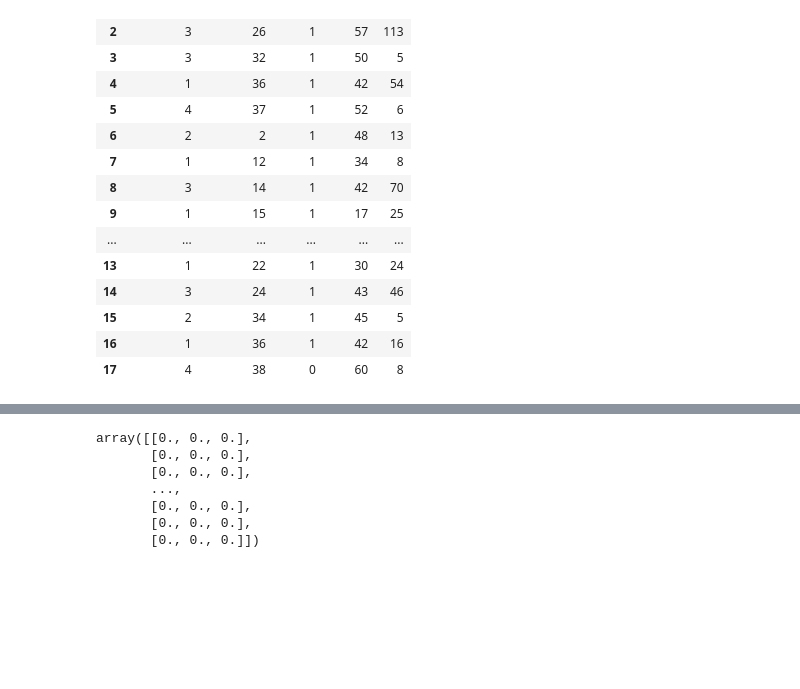
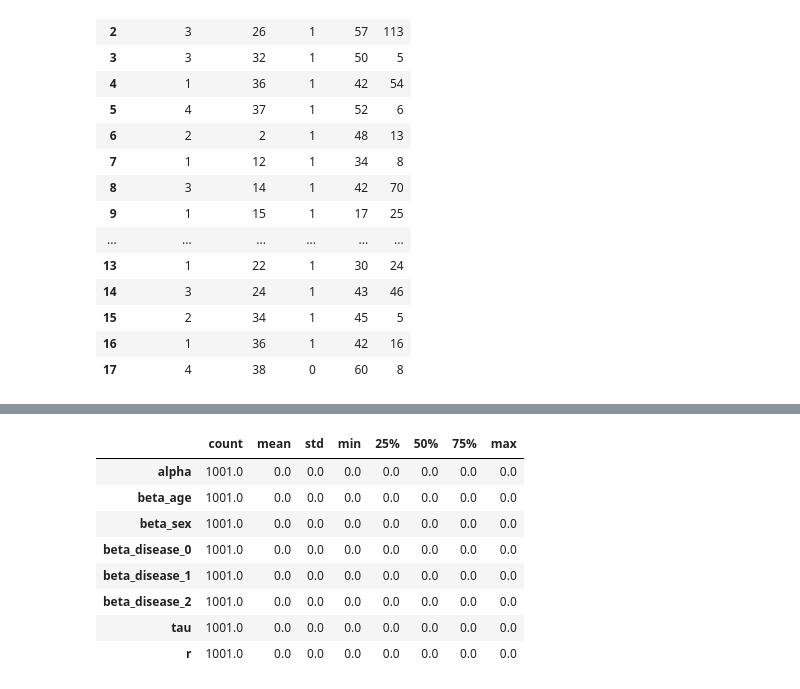
Before and after one commit to sarramars/Bayes-kidneys, a Jupyter notebook: notebook.ipynb, the cells around one changed output, grey strips where cells are left out. Saved outputs shown, nothing was run; the diff lists cells and outputs as text; code cells hidden in the pictures; blank space fills up the shorter version.

```diff
--- a/notebook.ipynb
+++ b/notebook.ipynb
@@ -209,13 +209,37 @@ def gibbs_sampler(data, n_iter):
     return chaine
 n_iter = 1000
 chaine = gibbs_sampler((N_uc, N_rc, t_uc, t_rc, age_uc, age_rc, sex_uc, sex_rc, disease_uc, disease_rc), n_iter)
-# %%
-chaine["beta_disease"]
-# %% [output]
-array([[0., 0., 0.],
-       [0., 0., 0.],
-       [0., 0., 0.],
-       ...,
-       [0., 0., 0.],
-       [0., 0., 0.],
-       [0., 0., 0.]])
+# %%
+beta_disease_0 = chaine["beta_disease"][:, 0]
+beta_disease_1 = chaine["beta_disease"][:, 1]
+beta_disease_2 = chaine["beta_disease"][:, 2]
+alpha = chaine["alpha"]
+beta_age = chaine["beta_age"]
+beta_sex = chaine["beta_sex"]
+tau = chaine["tau"]
+b = chaine["b"]
+r = chaine["r"]
+# %%
+results = pd.DataFrame({
+    "alpha":alpha,
+    "beta_age":beta_age,
+    "beta_sex":beta_sex,
+    "beta_disease_0":beta_disease_0,
+    "beta_disease_1":beta_disease_1,
+    "beta_disease_2":beta_disease_2,
+    "tau":tau,
+    "r":r
+})
+
+df = results.describe().T
+df
+# %% [output]
+|  | count | mean | std | min | 25% | 50% | 75% | max |
+| alpha | 1001.0 | 0.0 | 0.0 | 0.0 | 0.0 | 0.0 | 0.0 | 0.0 |
+| beta_age | 1001.0 | 0.0 | 0.0 | 0.0 | 0.0 | 0.0 | 0.0 | 0.0 |
+| beta_sex | 1001.0 | 0.0 | 0.0 | 0.0 | 0.0 | 0.0 | 0.0 | 0.0 |
+| beta_disease_0 | 1001.0 | 0.0 | 0.0 | 0.0 | 0.0 | 0.0 | 0.0 | 0.0 |
+| beta_disease_1 | 1001.0 | 0.0 | 0.0 | 0.0 | 0.0 | 0.0 | 0.0 | 0.0 |
+| beta_disease_2 | 1001.0 | 0.0 | 0.0 | 0.0 | 0.0 | 0.0 | 0.0 | 0.0 |
+| tau | 1001.0 | 0.0 | 0.0 | 0.0 | 0.0 | 0.0 | 0.0 | 0.0 |
+| r | 1001.0 | 0.0 | 0.0 | 0.0 | 0.0 | 0.0 | 0.0 | 0.0 |
```
Also changed, not shown: parts of 5 cells of this notebook.
